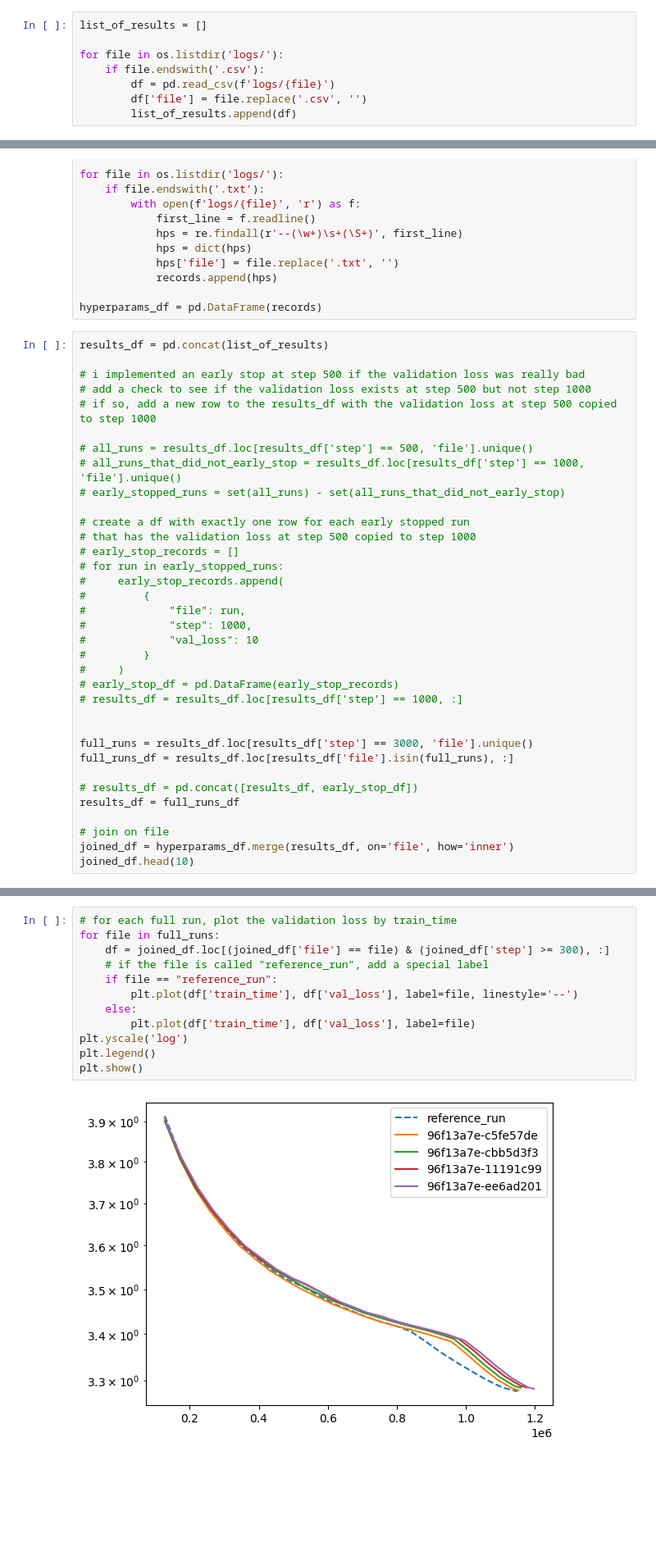
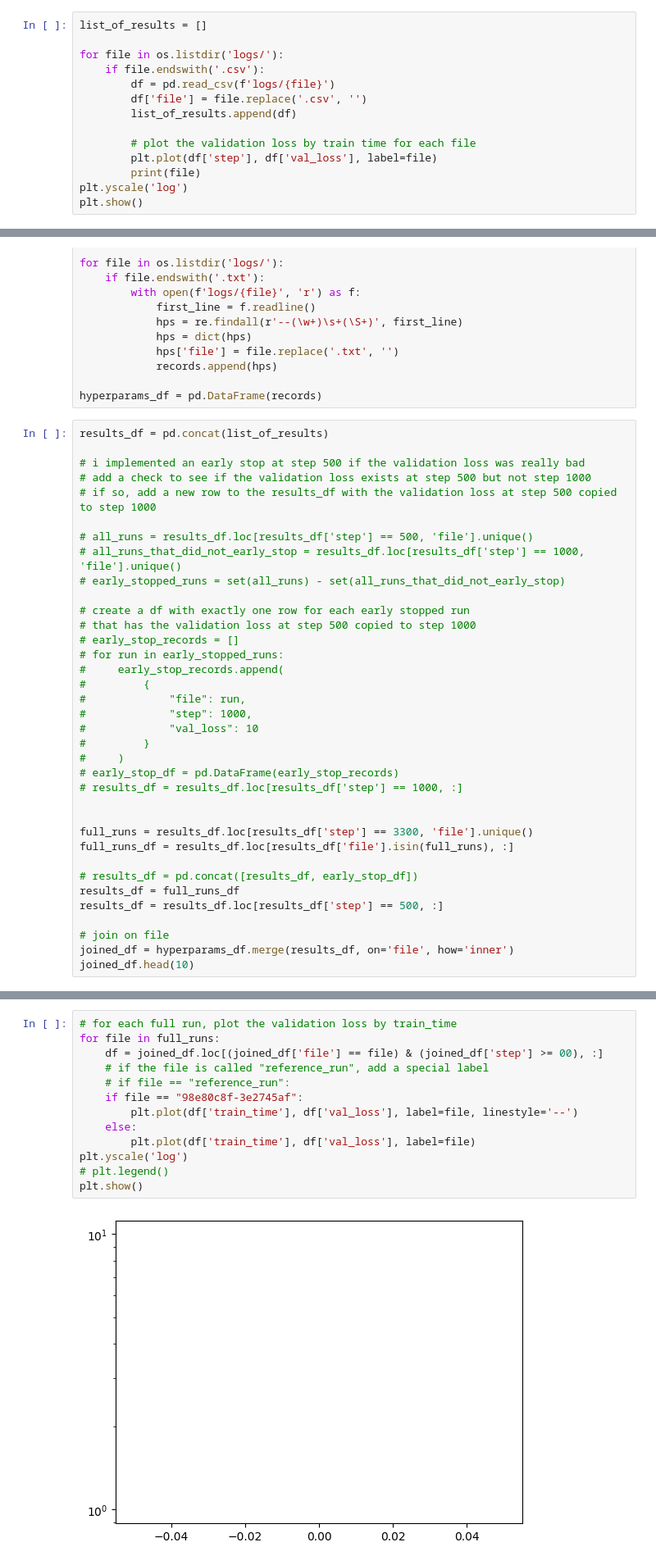
Before and after one commit to jeffreyscheng/modded-nanogpt, a Jupyter notebook: 0_loss_viz.ipynb, the cells around one changed output, grey strips where cells are left out. Shown: that part at 82% size. Saved outputs shown, nothing was run; the diff lists cells and outputs as text; blank space fills up the shorter version.

```diff
--- a/0_loss_viz.ipynb
+++ b/0_loss_viz.ipynb
@@ -50,3 +50,9 @@ for file in os.listdir('logs/'):
         df = pd.read_csv(f'logs/{file}')
         df['file'] = file.replace('.csv', '')
         list_of_results.append(df)
+
+        # plot the validation loss by train time for each file
+        plt.plot(df['step'], df['val_loss'], label=file)
+        print(file)
+plt.yscale('log')
+plt.show()
@@ -96,11 +104,12 @@ results_df = pd.concat(list_of_results)
 # results_df = results_df.loc[results_df['step'] == 1000, :]
 
 
-full_runs = results_df.loc[results_df['step'] == 3000, 'file'].unique()
+full_runs = results_df.loc[results_df['step'] == 3300, 'file'].unique()
 full_runs_df = results_df.loc[results_df['file'].isin(full_runs), :]
 
 # results_df = pd.concat([results_df, early_stop_df])
 results_df = full_runs_df
+results_df = results_df.loc[results_df['step'] == 500, :]
 
 # join on file
 joined_df = hyperparams_df.merge(results_df, on='file', how='inner')
@@ -120,17 +123,18 @@ joined_df.head(10)
 # %%
 # for each full run, plot the validation loss by train_time
 for file in full_runs:
-    df = joined_df.loc[(joined_df['file'] == file) & (joined_df['step'] >= 300), :]
+    df = joined_df.loc[(joined_df['file'] == file) & (joined_df['step'] >= 00), :]
     # if the file is called "reference_run", add a special label
-    if file == "reference_run":
+    # if file == "reference_run":
+    if file == "98e80c8f-3e2745af":
         plt.plot(df['train_time'], df['val_loss'], label=file, linestyle='--')
     else:
         plt.plot(df['train_time'], df['val_loss'], label=file)
 plt.yscale('log')
-plt.legend()
+# plt.legend()
 plt.show()
 # %% [output]
-[figure, old version]
+[figure, new version]
 # %%
 # import numpy as np
 # import pandas as pd
```
Also changed, not shown: parts of 3 cells of this notebook, 3 other files.
